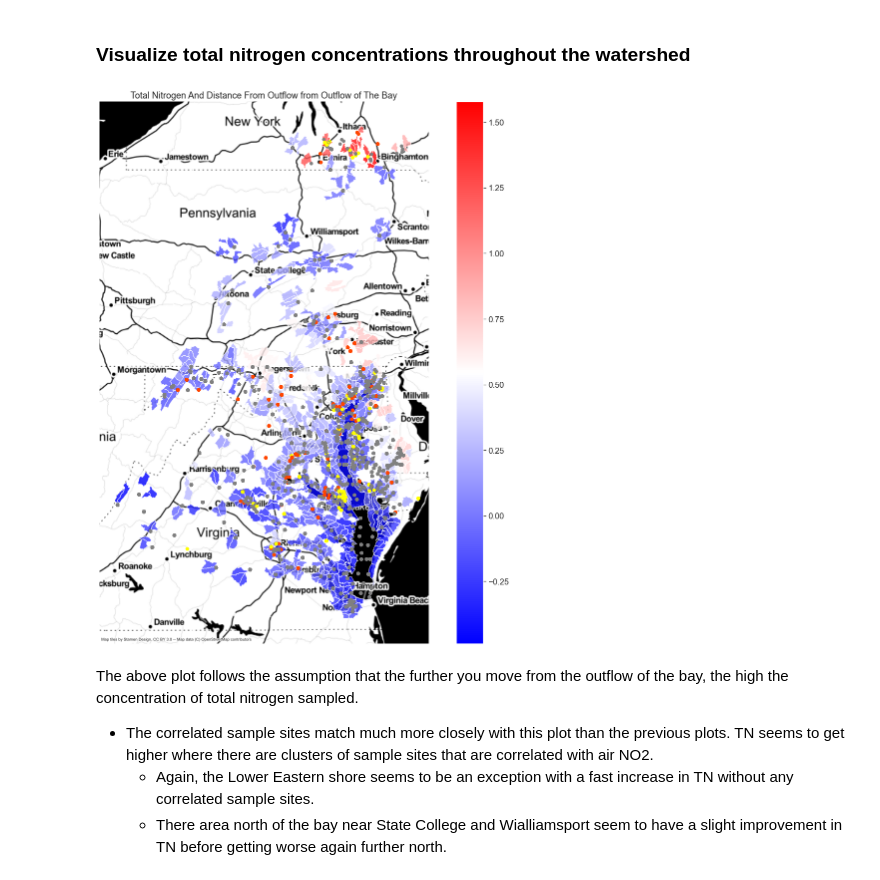
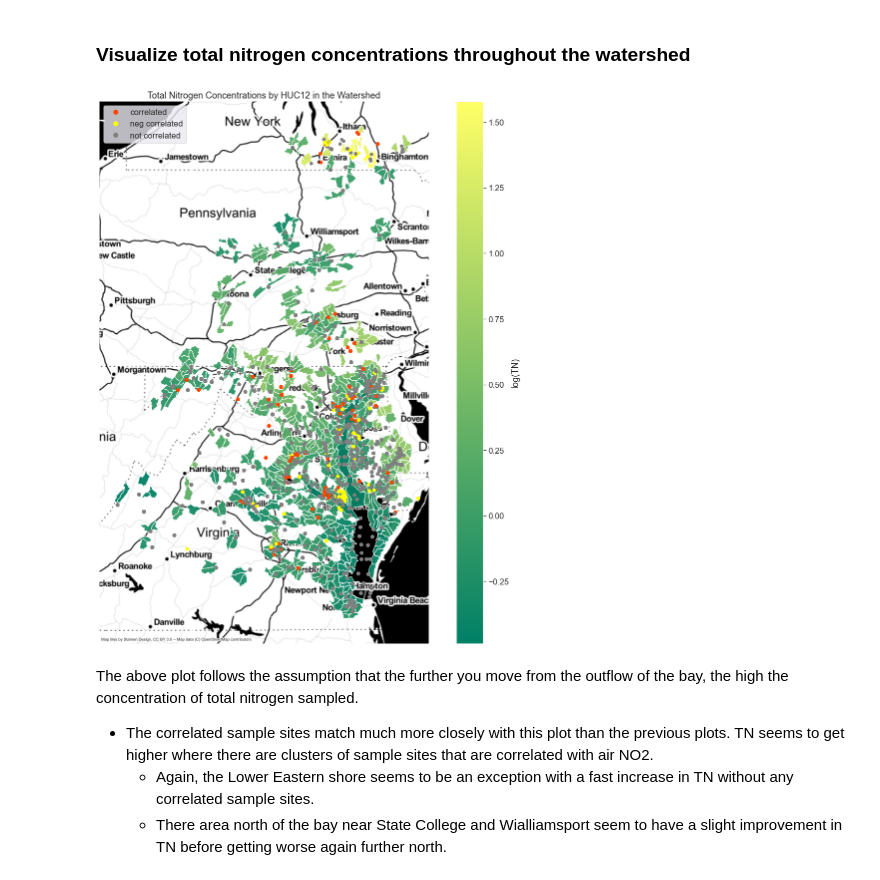
Before and after one commit to teamHackTheBay/hackTheBay, a Jupyter notebook: exploration/correlation_no2_data.ipynb, the cells around one changed output. Drawn from its saved outputs; the diff is of its cells as text; code cells hidden in the pictures.

Commit message:
fix plot colors

```diff
--- a/exploration/correlation_no2_data.ipynb
+++ b/exploration/correlation_no2_data.ipynb
@@ -16,5 +16,6 @@ data_path = os.path.join(PROJ_ROOT,
 
 
 all_data=pd.read_csv(data_path, parse_dates=['new_date'])
+all_data.drop(all_data.columns[0], axis=1,inplace=True)
 print(all_data.shape)
 # %% [output]
@@ -464,22 +465,23 @@ huc_locs=huc_locs.to_crs(epsg=3857)
 # %%
 # transform the TN
 huc_locs['mean_tn2']=np.log10(huc_locs.mean_tn)
 
 # plot the watershed shape file
-ax = huc_locs.plot(column='mean_tn2',figsize=(20,20), alpha=.8, cmap='bwr', legend=True)
+ax = huc_locs.plot(column='mean_tn2',figsize=(20,20), alpha=.95, cmap='summer', legend=True,legend_kwds={'label': "log(TN)"})
 
 # add a basemap from contextily
 ctx.add_basemap(ax,source=ctx.providers.Stamen.Toner, zoom=7)
 
 # project the geo dataframe to a mercator map format, then plot the sample site locations, colored by correlation
-gdf.to_crs(epsg=3857).plot(ax=ax, column='correlated', cmap=ListedColormap(['orangered','yellow','grey',]))
+gdf.to_crs(epsg=3857).plot(ax=ax, column='correlated', cmap=ListedColormap(['orangered','yellow','grey']),
+                           legend=True)
 
 #add title and plot
-ax.set_title("Total Nitrogen And Distance From Outflow from Outflow of The Bay")
+ax.set_title("Total Nitrogen Concentrations by HUC12 in the Watershed")
 ax.set_axis_off()
 plt.show()
 # %% [output]
-[figure, old version]
+[figure, new version]
 # %% [markdown]
 The above plot follows the assumption that the further you move from the outflow of the bay, the high the concentration of total nitrogen sampled.
 
```
Also changed, not shown: parts of 14 cells of this notebook.
